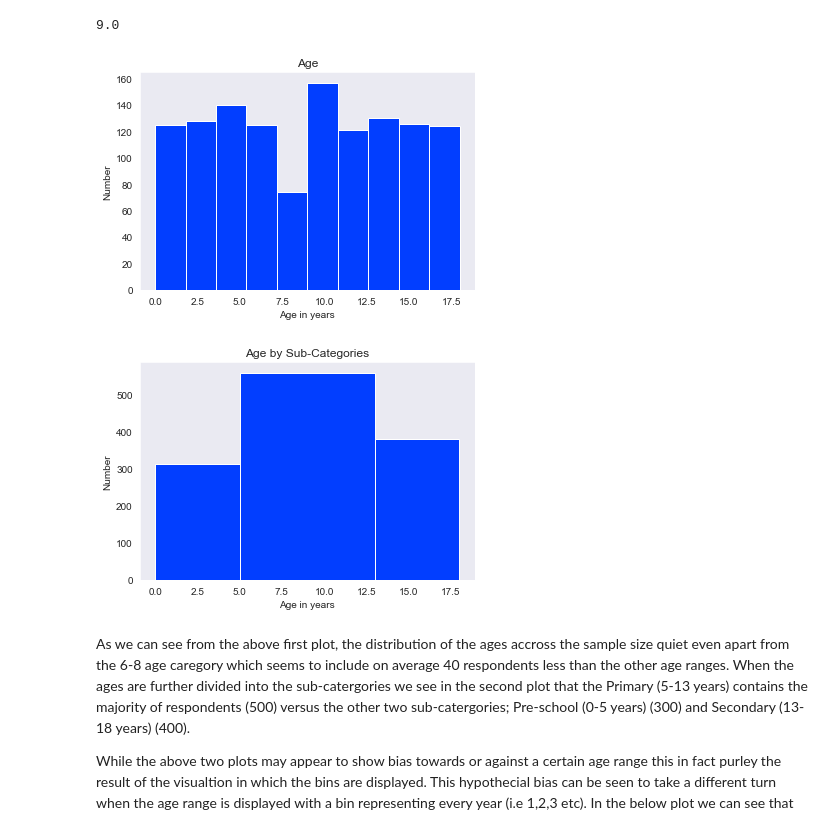
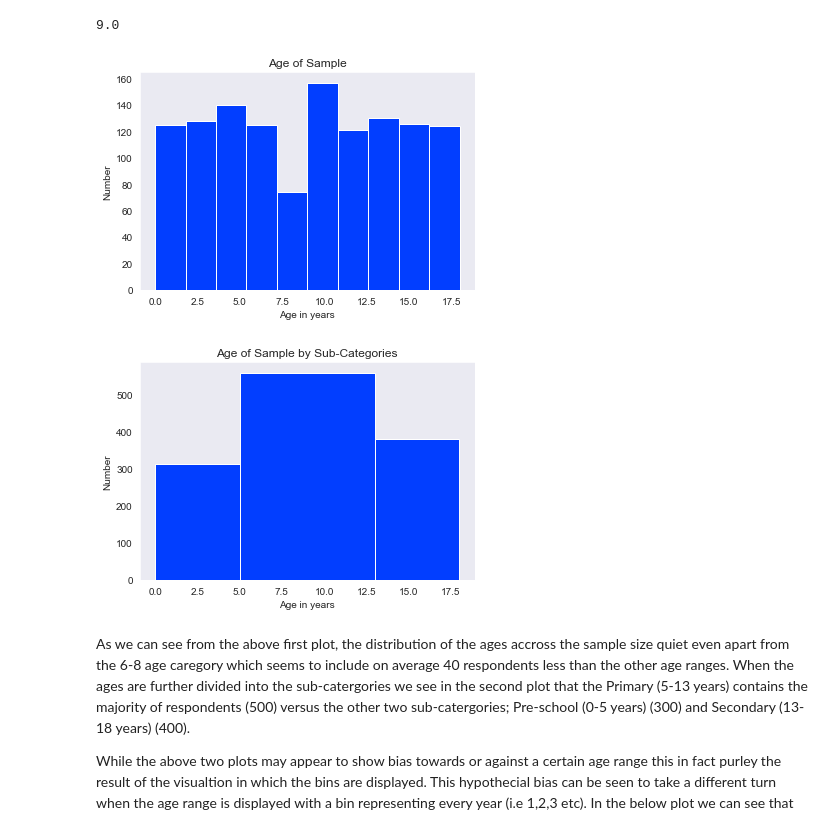
Before and after one commit to JPLee01/Programming_for_Data_Analysis-PRoject, a Jupyter notebook: Programming_for_Data_Analysis-Project.ipynb, the cells around one changed output. Cells and saved outputs as stored; diff of their text form; code cells hidden in the pictures.

```diff
--- a/Programming_for_Data_Analysis-Project.ipynb
+++ b/Programming_for_Data_Analysis-Project.ipynb
@@ -96,21 +96,21 @@ np.median(age)
 9.0
 # %%
 plt.hist(age)
-plt.title('Age')
+plt.title('Age of Sample')
 plt.xlabel('Age in years')
 plt.ylabel('Number')
 plt.grid()
 # %% [output]
-[figure, old version]
+[figure, new version]
 # %%
 #Plotting of the Age Distribution by Sub-Categories
 plt.hist(age, bins= [0,5,13,18])
-plt.title('Age by Sub-Categories')
+plt.title('Age of Sample by Sub-Categories')
 plt.xlabel('Age in years')
 plt.ylabel('Number')
 plt.grid()
 # %% [output]
-[figure, old version]
+[figure, new version]
 # %% [markdown]
 As we can see from the above first plot, the distribution of the ages accross the sample size quiet even apart from the 6-8 age caregory which seems to include on average 40 respondents less than the other age ranges. When the ages are further divided into the sub-catergories we see in the second plot that the Primary (5-13 years) contains the majority of respondents (500) versus the other two sub-catergories; Pre-school (0-5 years) (300) and Secondary (13-18 years) (400).
 
```
Also changed, not shown: parts of 12 cells of this notebook.
